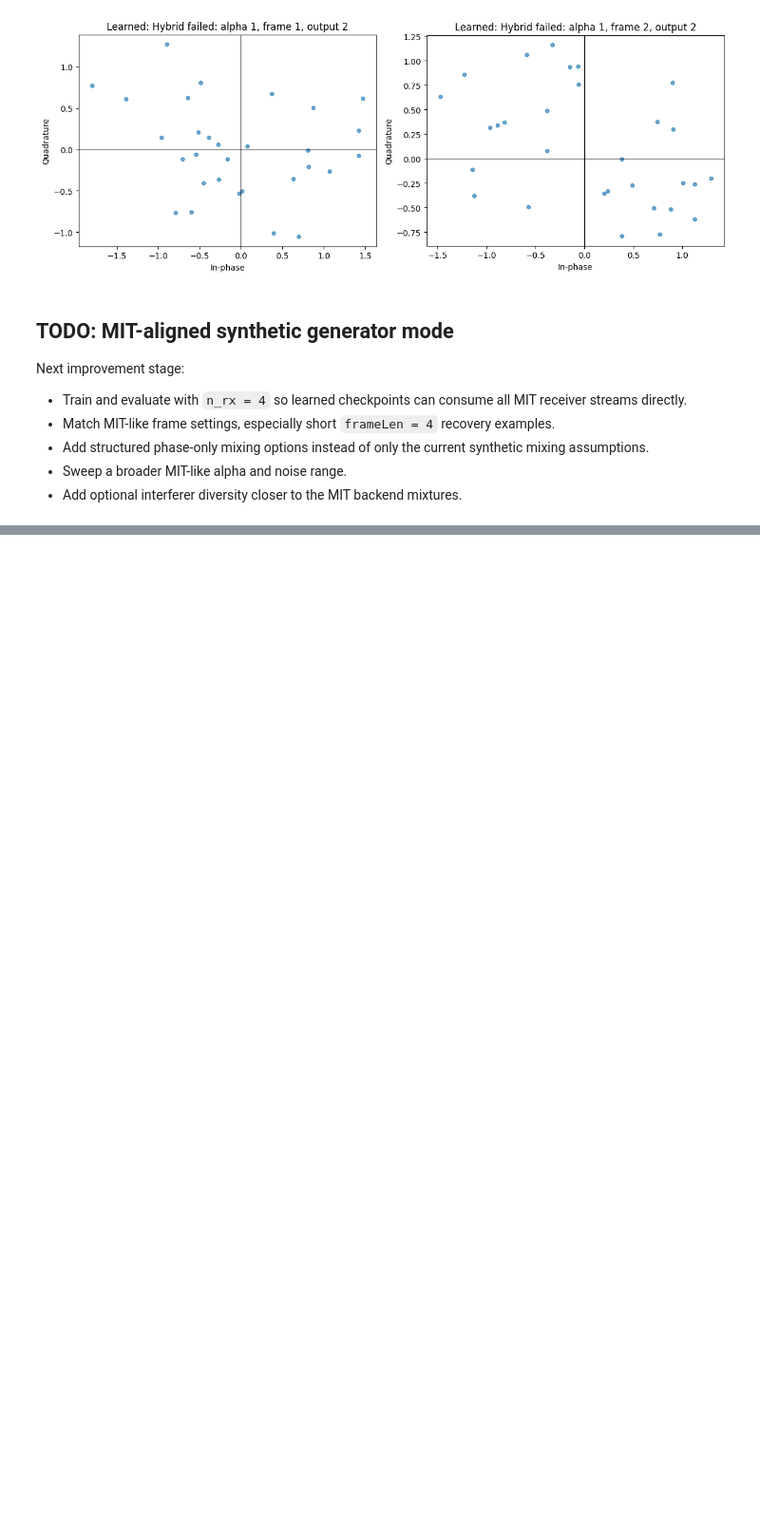
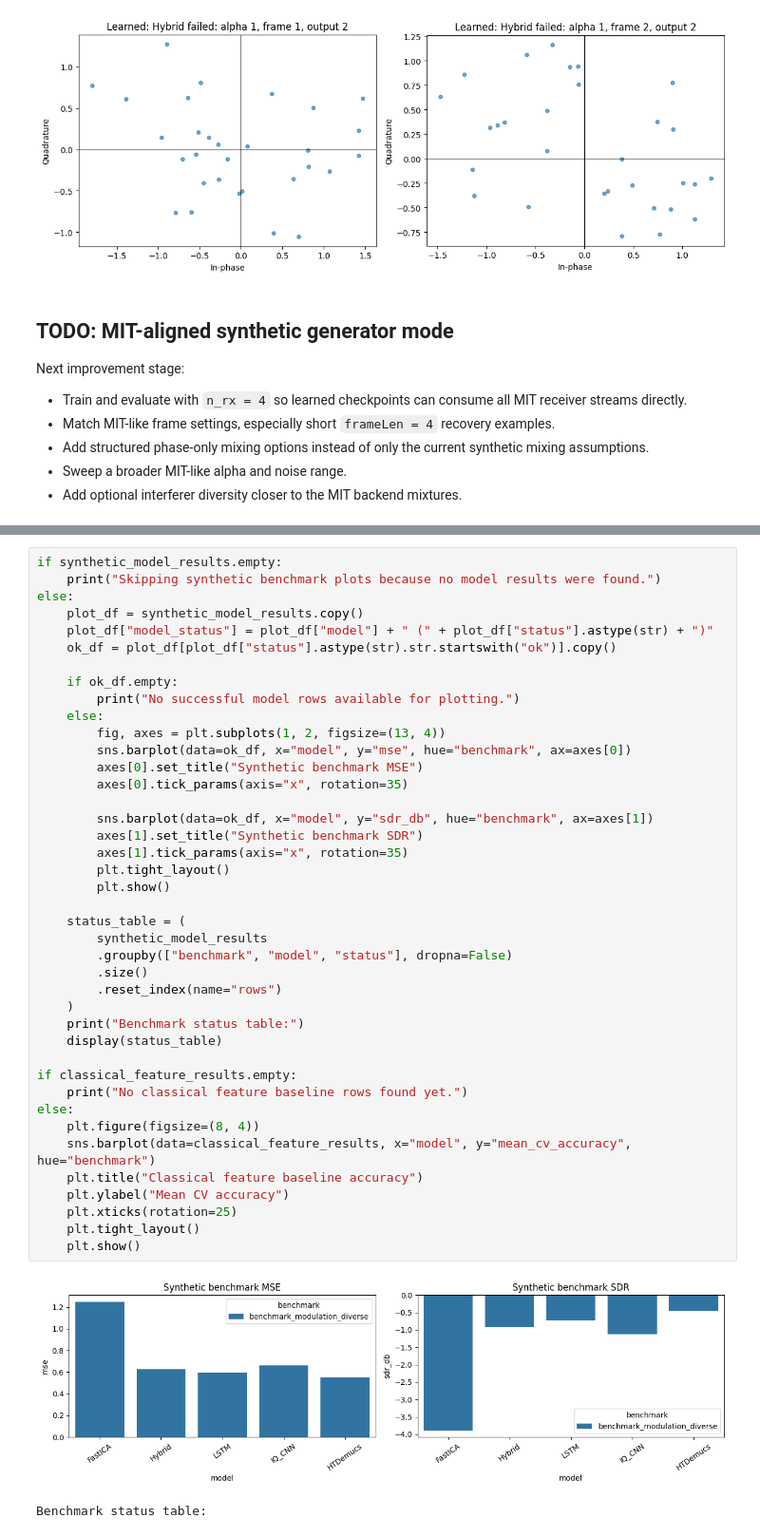
Before and after one commit to JaredMiller9922/DL-AIR, a Jupyter notebook: mit_challenge/DataAnalysis.ipynb, the cells around one changed output, grey strips where cells are left out. Shown at 95% size. Saved outputs shown, nothing was run; the diff lists cells and outputs as text; blank space fills up the shorter version.

```diff
--- a/mit_challenge/DataAnalysis.ipynb
+++ b/mit_challenge/DataAnalysis.ipynb
@@ -2042,0 +2100,44 @@ Next improvement stage:
+# %%
+if synthetic_model_results.empty:
+    print("Skipping synthetic benchmark plots because no model results were found.")
+else:
+    plot_df = synthetic_model_results.copy()
+    plot_df["model_status"] = plot_df["model"] + " (" + plot_df["status"].astype(str) + ")"
+    ok_df = plot_df[plot_df["status"].astype(str).str.startswith("ok")].copy()
+
+    if ok_df.empty:
+        print("No successful model rows available for plotting.")
+    else:
+        fig, axes = plt.subplots(1, 2, figsize=(13, 4))
+        sns.barplot(data=ok_df, x="model", y="mse", hue="benchmark", ax=axes[0])
+        axes[0].set_title("Synthetic benchmark MSE")
+        axes[0].tick_params(axis="x", rotation=35)
+
+        sns.barplot(data=ok_df, x="model", y="sdr_db", hue="benchmark", ax=axes[1])
+        axes[1].set_title("Synthetic benchmark SDR")
+        axes[1].tick_params(axis="x", rotation=35)
+        plt.tight_layout()
+        plt.show()
+
+    status_table = (
+        synthetic_model_results
+        .groupby(["benchmark", "model", "status"], dropna=False)
+        .size()
+        .reset_index(name="rows")
+    )
+    print("Benchmark status table:")
+    display(status_table)
+
+if classical_feature_results.empty:
+    print("No classical feature baseline rows found yet.")
+else:
+    plt.figure(figsize=(8, 4))
+    sns.barplot(data=classical_feature_results, x="model", y="mean_cv_accuracy", hue="benchmark")
+    plt.title("Classical feature baseline accuracy")
+    plt.ylabel("Mean CV accuracy")
+    plt.xticks(rotation=25)
+    plt.tight_layout()
+    plt.show()
+# %% [output]
+[figure, added]
+Benchmark status table:
```
Also changed, not shown: parts of 4 cells of this notebook, 18 other files.
